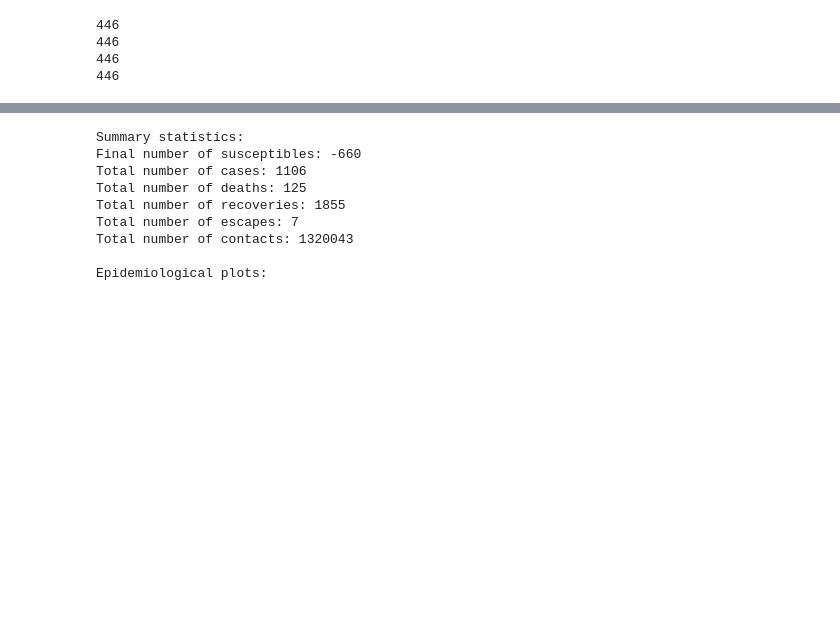
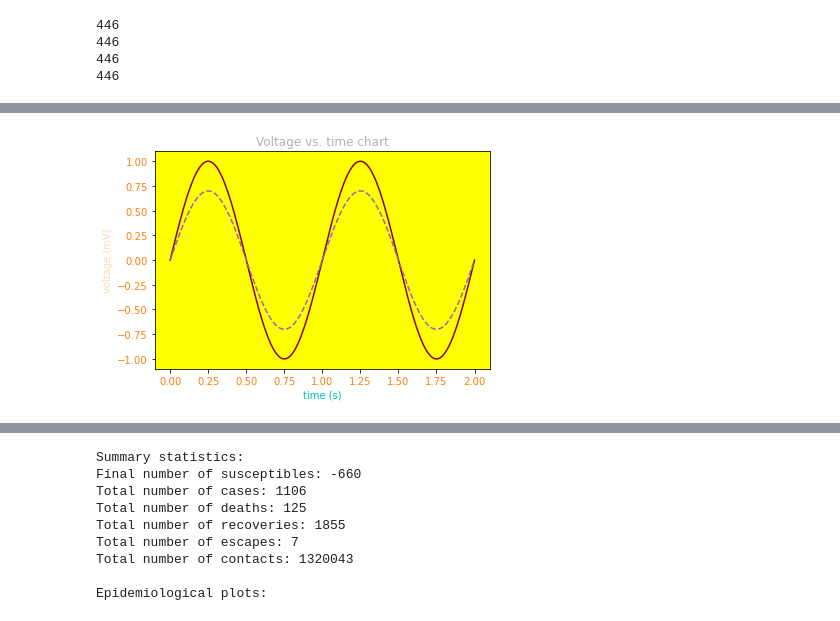
Before and after one commit to colabobio/oo-viz, a Jupyter notebook: plot_epi_curves.ipynb, the cells around one changed output, grey strips where cells are left out. Cells and saved outputs as stored; diff of their text form; code cells hidden in the pictures; blank space fills up the shorter version.

```diff
--- a/plot_epi_curves.ipynb
+++ b/plot_epi_curves.ipynb
@@ -269,3 +543,28 @@ US/Eastern
+# %%
+t = np.linspace(0.0, 2.0, 201)
+s = np.sin(2 * np.pi * t)
+
+# 1) RGB tuple:
+fig, ax = plt.subplots(facecolor="white")
+# 2) hex string:
+ax.set_facecolor('yellow')
+# 3) gray level string:
+ax.set_title('Voltage vs. time chart', color='0.7')
+# 4) single letter color string
+ax.set_xlabel('time (s)', color='c')
+# 5) a named color:
+ax.set_ylabel('voltage (mV)', color='peachpuff')
+# 6) a named xkcd color:
+ax.plot(t, s, 'xkcd:crimson')
+# 7) Cn notation:
+ax.plot(t, .7*s, color='C4', linestyle='--')
+# 8) tab notation:
+ax.tick_params(labelcolor='tab:orange')
+
+
+plt.show()
+# %% [output]
+[figure, added]
 # %%
 print(title)
 print("")
```
Also changed, not shown: parts of 11 cells of this notebook, 2 other files.
